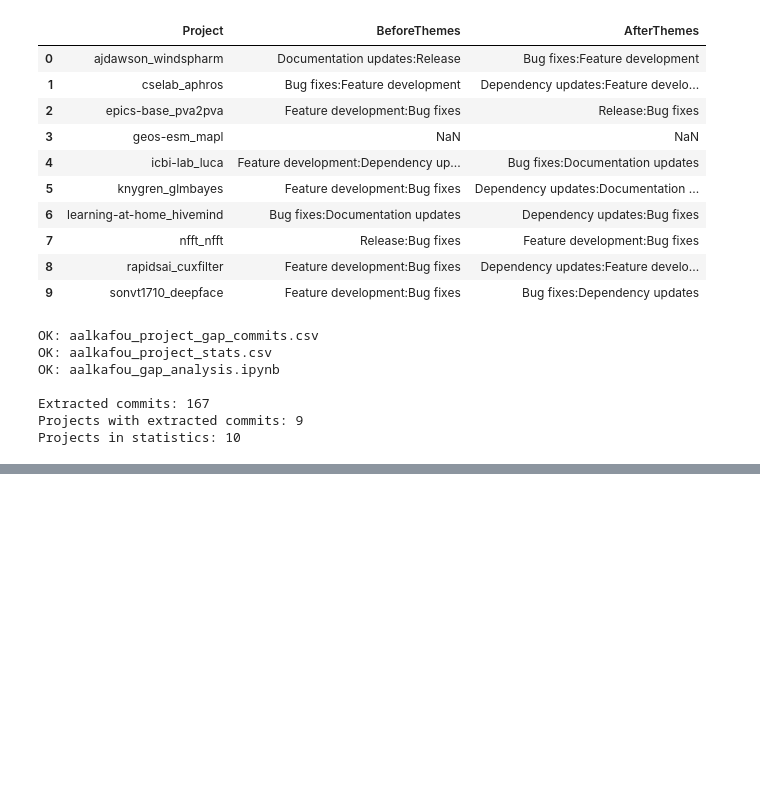
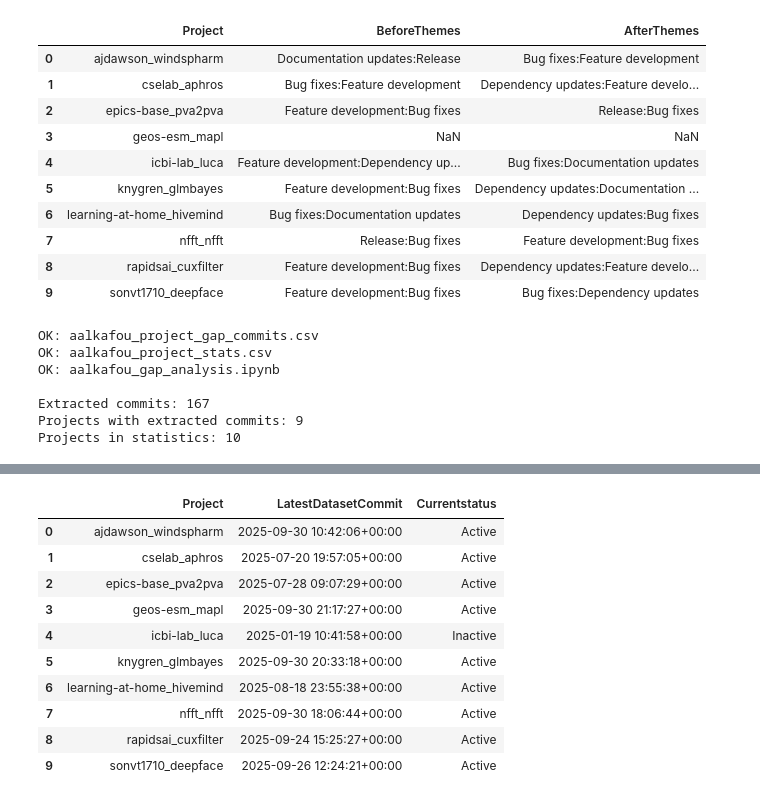
Before and after one commit to Amiraa-Alkafoury/MiniProject2, a Jupyter notebook: aalkafou_gap_analysis.ipynb, the cells around one changed output, grey strips where cells are left out. Saved outputs shown, nothing was run; the diff lists cells and outputs as text; code cells hidden in the pictures; blank space fills up the shorter version.

```diff
--- a/aalkafou_gap_analysis.ipynb
+++ b/aalkafou_gap_analysis.ipynb
@@ -544,0 +753,38 @@ Projects in statistics: 10
+# %%
+# Current project status as of September 30, 2025
+
+cutoff = pd.Timestamp("2025-09-30 23:59:59", tz="UTC")
+active_threshold = pd.Timestamp("2025-04-01", tz="UTC")
+
+# Use the existing WoC commit dataset for a preliminary status check
+eligible_commits = commits[commits["date"] <= cutoff]
+
+latest_dates = (
+    eligible_commits.groupby("project_wocid")["date"]
+    .max()
+)
+
+stats["LatestDatasetCommit"] = stats["Project"].map(latest_dates)
+
+stats["Currentstatus"] = stats["LatestDatasetCommit"].apply(
+    lambda date: (
+        "Active" if pd.notna(date) and date >= active_threshold
+        else "Inactive"
+    )
+)
+
+display(stats[
+    ["Project", "LatestDatasetCommit", "Currentstatus"]
+])
+# %% [output]
+|  | Project | LatestDatasetCommit | Currentstatus |
+| 0 | ajdawson_windspharm | 2025-09-30 10:42:06+00:00 | Active |
+| 1 | cselab_aphros | 2025-07-20 19:57:05+00:00 | Active |
+| 2 | epics-base_pva2pva | 2025-07-28 09:07:29+00:00 | Active |
+| 3 | geos-esm_mapl | 2025-09-30 21:17:27+00:00 | Active |
+| 4 | icbi-lab_luca | 2025-01-19 10:41:58+00:00 | Inactive |
+| 5 | knygren_glmbayes | 2025-09-30 20:33:18+00:00 | Active |
+| 6 | learning-at-home_hivemind | 2025-08-18 23:55:38+00:00 | Active |
+| 7 | nfft_nfft | 2025-09-30 18:06:44+00:00 | Active |
+| 8 | rapidsai_cuxfilter | 2025-09-24 15:25:27+00:00 | Active |
+| 9 | sonvt1710_deepface | 2025-09-26 12:24:21+00:00 | Active |
```
Also changed, not shown: parts of 13 cells of this notebook, 12 other files.
